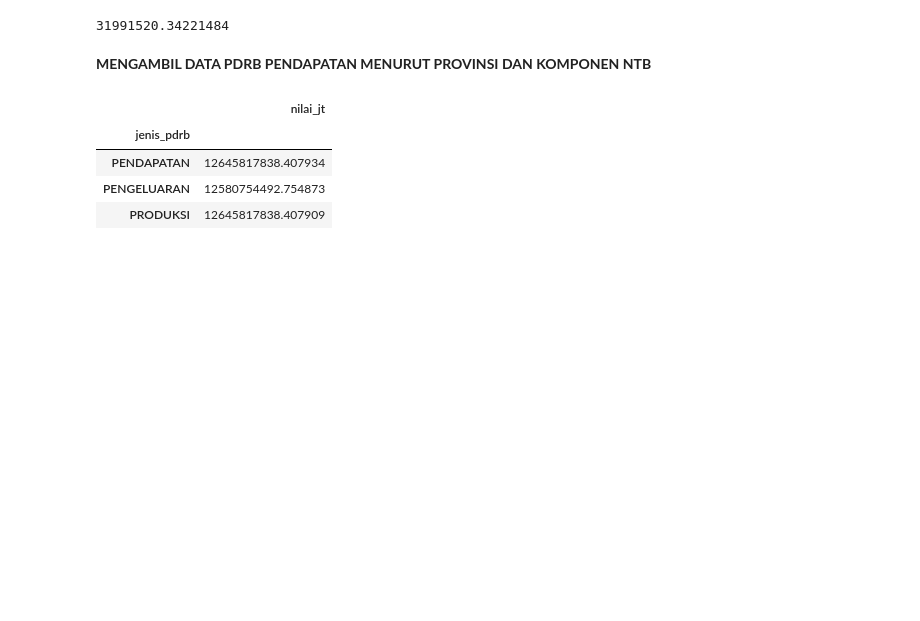
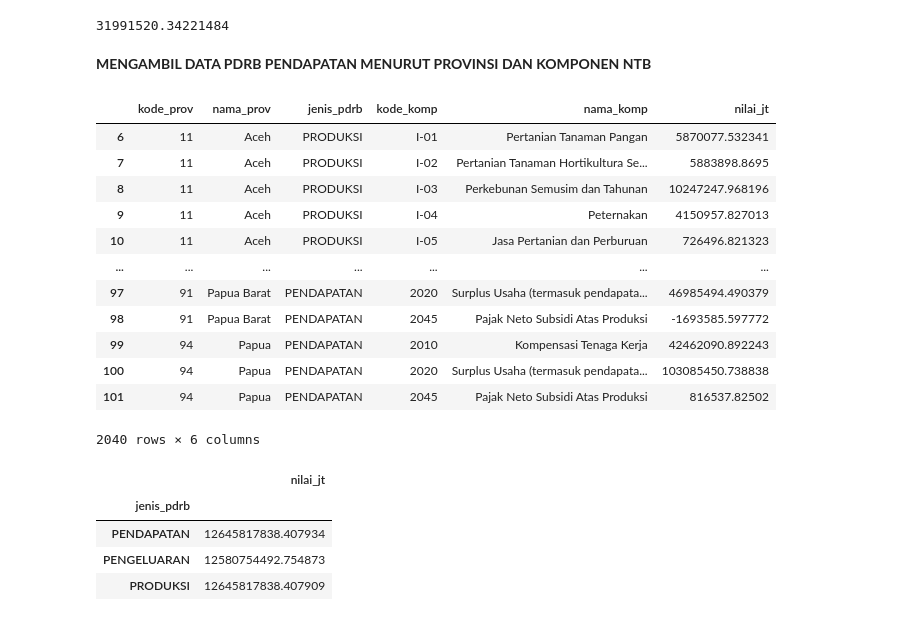
Before and after one commit to nurkhamidah/tryIRIO, a Jupyter notebook: temp.ipynb, the cells around one changed output. Saved outputs shown, nothing was run; the diff lists cells and outputs as text; code cells hidden in the pictures; blank space fills up the shorter version.

```diff
--- a/temp.ipynb
+++ b/temp.ipynb
@@ -451,6 +451,22 @@ NTB_INC_BY_PROV["nama_prov"] = [x for x in nama_prov for y in range(0, n_ntb) ]
 
 # Tambahkan pada variabel data_pdrb
 data_pdrb3 = pd.concat([data_pdrb2, NTB_INC_BY_PROV], axis=0)
+# %%
+data_pdrb3
+# %% [output]
+|  | kode_prov | nama_prov | jenis_pdrb | kode_komp | nama_komp | nilai_jt |
+| 6 | 11 | Aceh | PRODUKSI | I-01 | Pertanian Tanaman Pangan | 5870077.532341 |
+| 7 | 11 | Aceh | PRODUKSI | I-02 | Pertanian Tanaman Hortikultura Se... | 5883898.8695 |
+| 8 | 11 | Aceh | PRODUKSI | I-03 | Perkebunan Semusim dan Tahunan | 10247247.968196 |
+| 9 | 11 | Aceh | PRODUKSI | I-04 | Peternakan | 4150957.827013 |
+| 10 | 11 | Aceh | PRODUKSI | I-05 | Jasa Pertanian dan Perburuan | 726496.821323 |
+| ... | ... | ... | ... | ... | ... | ... |
+| 97 | 91 | Papua Barat | PENDAPATAN | 2020 | Surplus Usaha (termasuk pendapata... | 46985494.490379 |
+| 98 | 91 | Papua Barat | PENDAPATAN | 2045 | Pajak Neto Subsidi Atas Produksi | -1693585.597772 |
+| 99 | 94 | Papua | PENDAPATAN | 2010 | Kompensasi Tenaga Kerja | 42462090.892243 |
+| 100 | 94 | Papua | PENDAPATAN | 2020 | Surplus Usaha (termasuk pendapata... | 103085450.738838 |
+| 101 | 94 | Papua | PENDAPATAN | 2045 | Pajak Neto Subsidi Atas Produksi | 816537.82502 |
+2040 rows × 6 columns
 # %%
 # CHECK : nilai PDRB Total berdasarkan 3 Pendekatan sudah sesuai dan nilai ketiganya sama
 data_pdrb3.groupby(["jenis_pdrb"]).agg({"nilai_jt": "sum"})
```
Also changed, not shown: parts of 13 cells of this notebook.
